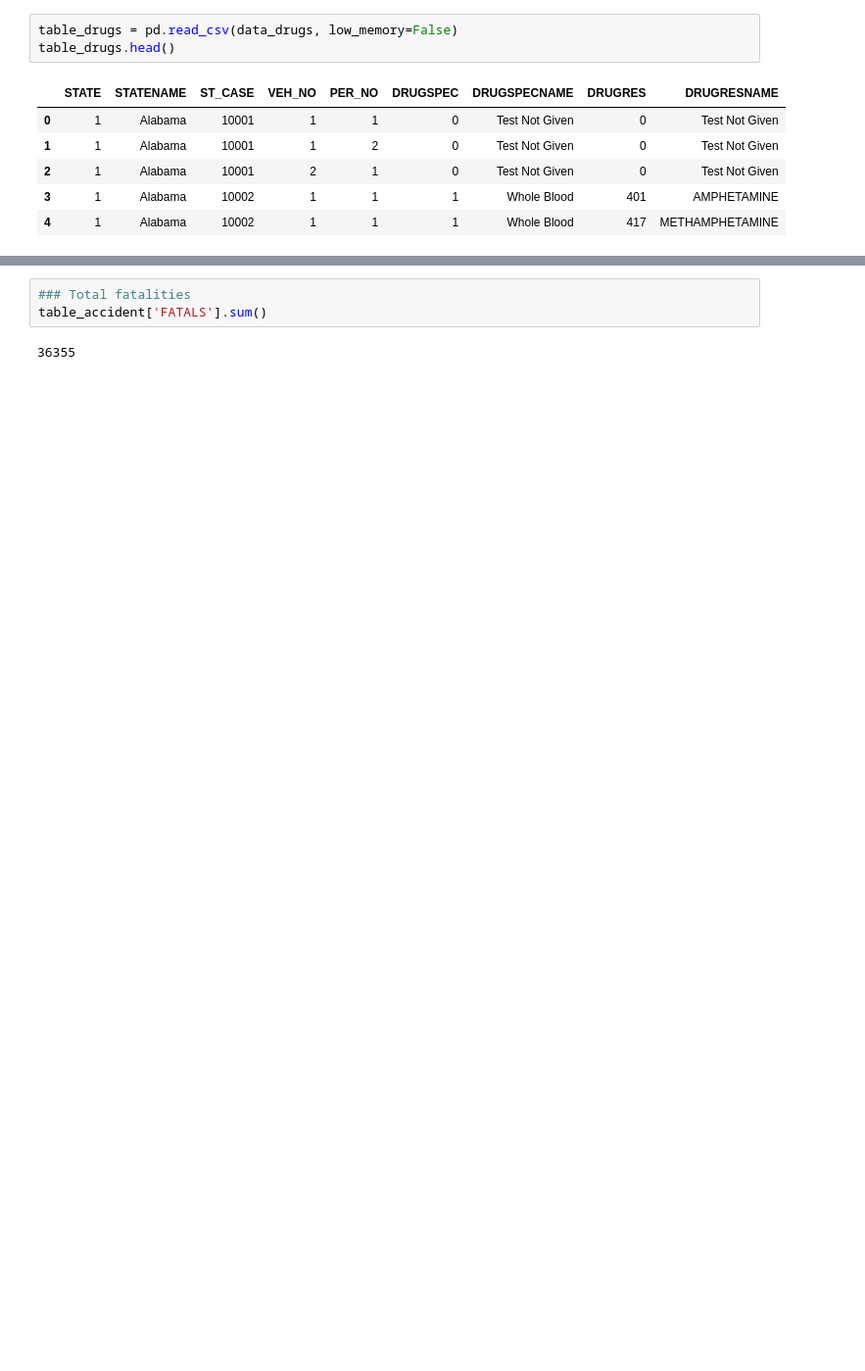
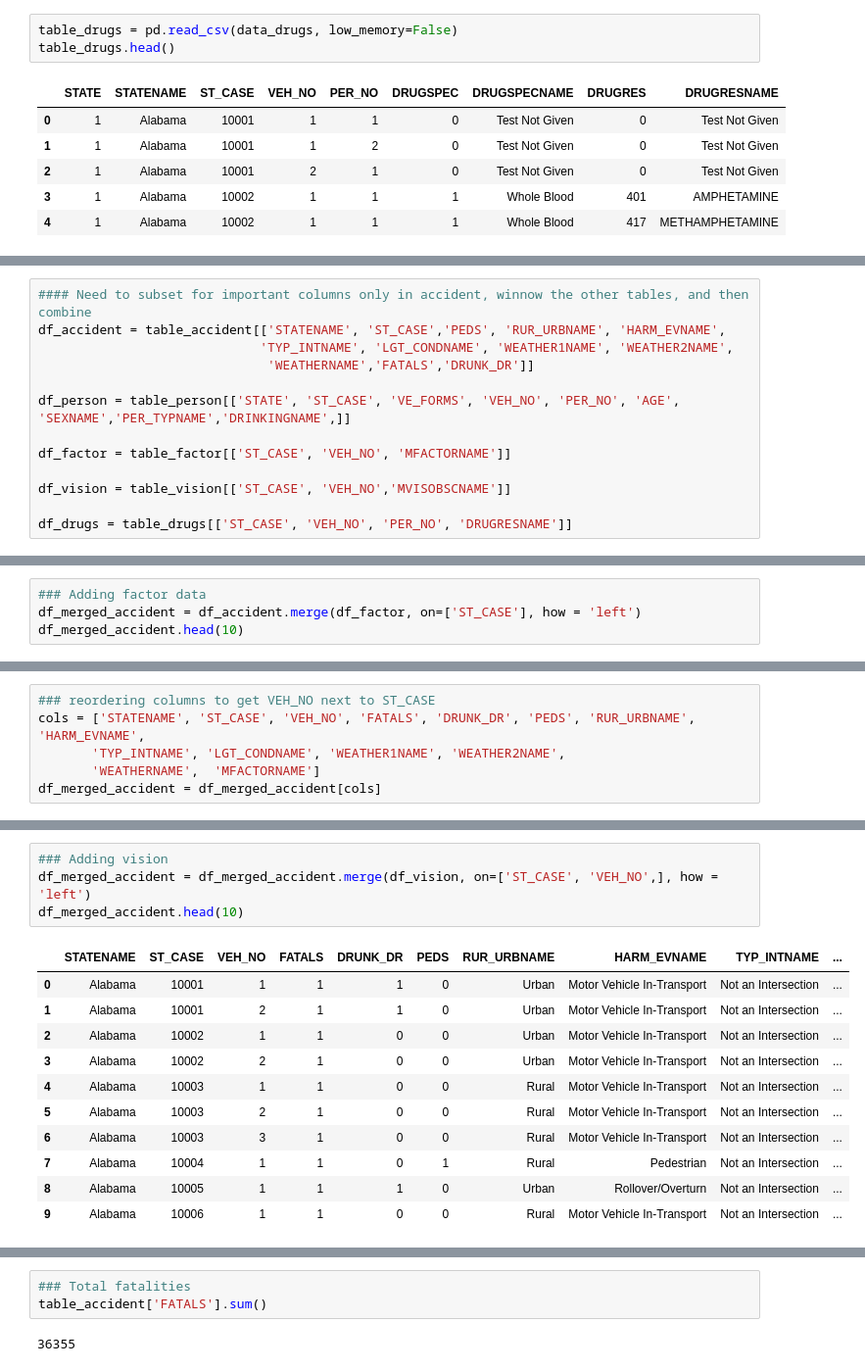
Before and after one commit to KirkHazen/API_mini_project, a Jupyter notebook: Capstone_2/notebooks/Capstone2_data_wrangling.ipynb, the cells around one changed output, grey strips where cells are left out. Shown: that part at 98% size. Drawn from its saved outputs; the diff is of its cells as text; blank space fills up the shorter version.

```diff
--- a/Capstone_2/notebooks/Capstone2_data_wrangling.ipynb
+++ b/Capstone_2/notebooks/Capstone2_data_wrangling.ipynb
@@ -201,0 +173,13 @@ Index(['ST_CASE', 'VEH_NO', 'MFACTORNAME'], dtype='object')
+# %%
+#### Need to subset for important columns only in accident, winnow the other tables, and then combine
+df_accident = table_accident[['STATENAME', 'ST_CASE','PEDS', 'RUR_URBNAME', 'HARM_EVNAME',
+                             'TYP_INTNAME', 'LGT_CONDNAME', 'WEATHER1NAME', 'WEATHER2NAME',
+                              'WEATHERNAME','FATALS','DRUNK_DR']]
+
+df_person = table_person[['STATE', 'ST_CASE', 'VE_FORMS', 'VEH_NO', 'PER_NO', 'AGE', 'SEXNAME','PER_TYPNAME','DRINKINGNAME',]]
+
+df_factor = table_factor[['ST_CASE', 'VEH_NO', 'MFACTORNAME']]
+
+df_vision = table_vision[['ST_CASE', 'VEH_NO','MVISOBSCNAME']]
+
+df_drugs = table_drugs[['ST_CASE', 'VEH_NO', 'PER_NO', 'DRUGRESNAME']]
@@ -201,0 +246,4 @@ Index(['ST_CASE', 'VEH_NO', 'MFACTORNAME'], dtype='object')
+# %%
+### Adding factor data
+df_merged_accident = df_accident.merge(df_factor, on=['ST_CASE'], how = 'left')
+df_merged_accident.head(10)
@@ -201,0 +262,6 @@ Index(['ST_CASE', 'VEH_NO', 'MFACTORNAME'], dtype='object')
+# %%
+### reordering columns to get VEH_NO next to ST_CASE
+cols = ['STATENAME', 'ST_CASE', 'VEH_NO', 'FATALS', 'DRUNK_DR', 'PEDS', 'RUR_URBNAME', 'HARM_EVNAME',
+       'TYP_INTNAME', 'LGT_CONDNAME', 'WEATHER1NAME', 'WEATHER2NAME',
+       'WEATHERNAME',  'MFACTORNAME']
+df_merged_accident = df_merged_accident[cols]
@@ -201,0 +282,16 @@ Index(['ST_CASE', 'VEH_NO', 'MFACTORNAME'], dtype='object')
+# %%
+### Adding vision
+df_merged_accident = df_merged_accident.merge(df_vision, on=['ST_CASE', 'VEH_NO',], how = 'left')
+df_merged_accident.head(10)
+# %% [output]
+|  | STATENAME | ST_CASE | VEH_NO | FATALS | DRUNK_DR | PEDS | RUR_URBNAME | HARM_EVNAME | TYP_INTNAME | ... |
+| 0 | Alabama | 10001 | 1 | 1 | 1 | 0 | Urban | Motor Vehicle In-Transport | Not an Intersection | ... |
+| 1 | Alabama | 10001 | 2 | 1 | 1 | 0 | Urban | Motor Vehicle In-Transport | Not an Intersection | ... |
+| 2 | Alabama | 10002 | 1 | 1 | 0 | 0 | Urban | Motor Vehicle In-Transport | Not an Intersection | ... |
+| 3 | Alabama | 10002 | 2 | 1 | 0 | 0 | Urban | Motor Vehicle In-Transport | Not an Intersection | ... |
+| 4 | Alabama | 10003 | 1 | 1 | 0 | 0 | Rural | Motor Vehicle In-Transport | Not an Intersection | ... |
+| 5 | Alabama | 10003 | 2 | 1 | 0 | 0 | Rural | Motor Vehicle In-Transport | Not an Intersection | ... |
+| 6 | Alabama | 10003 | 3 | 1 | 0 | 0 | Rural | Motor Vehicle In-Transport | Not an Intersection | ... |
+| 7 | Alabama | 10004 | 1 | 1 | 0 | 1 | Rural | Pedestrian | Not an Intersection | ... |
+| 8 | Alabama | 10005 | 1 | 1 | 1 | 0 | Urban | Rollover/Overturn | Not an Intersection | ... |
+| 9 | Alabama | 10006 | 1 | 1 | 0 | 0 | Rural | Motor Vehicle In-Transport | Not an Intersection | ... |
```
Also changed, not shown: parts of 51 cells of this notebook.
